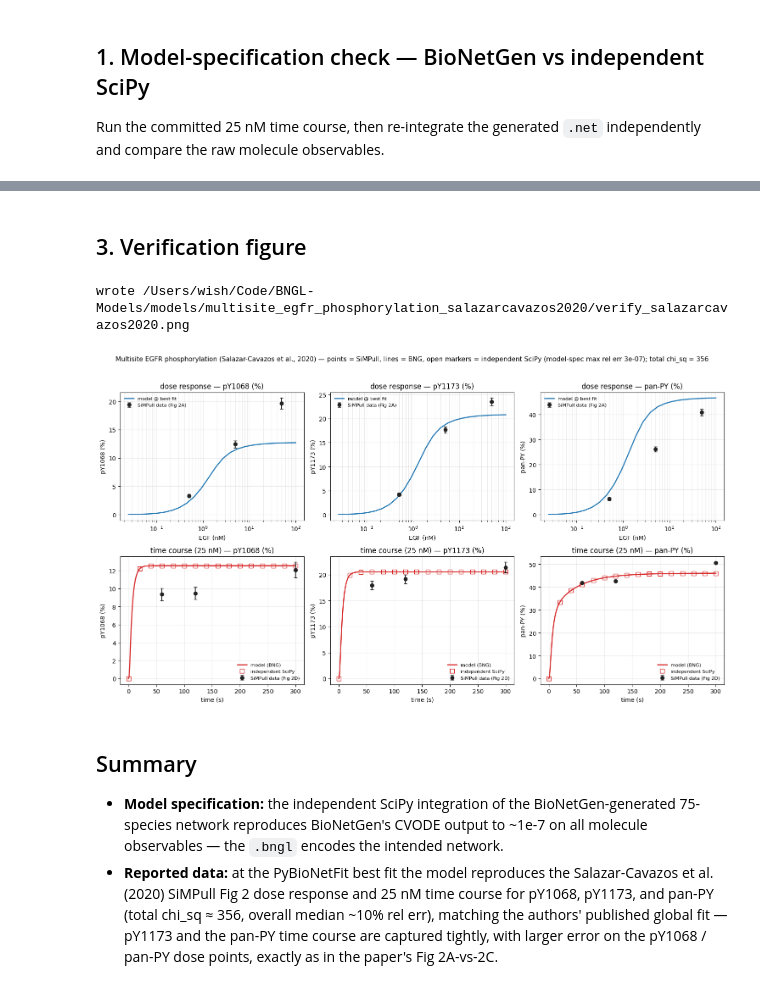
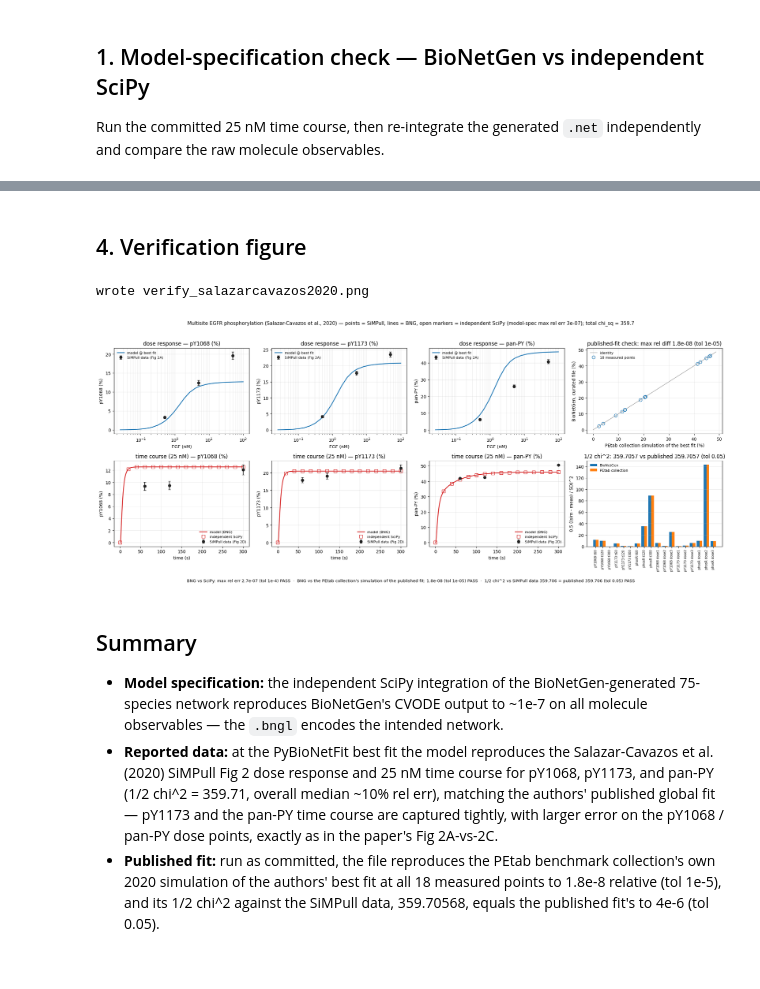
Before and after one commit to wshlavacek/BNGL-Models, a Jupyter notebook: models/multisite_egfr_phosphorylation_salazarcavazos2020/verify_salazarcavazos2020.ipynb, the cells around one changed output, grey strips where cells are left out. Cells and saved outputs as stored; diff of their text form; code cells hidden in the pictures.

```diff
--- a/models/multisite_egfr_phosphorylation_salazarcavazos2020/verify_salazarcavazos2020.ipynb
+++ b/models/multisite_egfr_phosphorylation_salazarcavazos2020/verify_salazarcavazos2020.ipynb
@@ -139,7 +150,8 @@ course (Fig 2D), compared to the SiMPull data.
 # %%
 OBS = ["pY1068_percent", "pY1173_percent", "phosR_per"]
 LAB = {"pY1068_percent": "pY1068 (%)", "pY1173_percent": "pY1173 (%)", "phosR_per": "pan-PY (%)"}
-DENSE = np.logspace(-10.6, -7.0, 24)   # smooth dose curve (M)
+# smooth dose curve (M), plus the three measured doses so the metrics need no interpolation
+DENSE = np.unique(np.r_[np.logspace(-10.6, -7.0, 24), 5.0e-10, 5.0e-9, 5.0e-8])
 
 # Dense dose response (steady state, 5 min)
 dstr = ",".join(f"{d:.10g}" for d in DENSE)
@@ -189,38 +308,65 @@ TOTAL chi_sq = 356.0   overall median |rel err| = 10.4%  (max 62%)
 # %% [markdown]
-## 3. Verification figure
+## 4. Verification figure
 # %%
-fig, ax = plt.subplots(2, 3, figsize=(15, 8.5))
+fig, ax = plt.subplots(2, 4, figsize=(20, 8.5))
 ss = slice(None, None, 20)
 for c, o in enumerate(OBS):
     dc, sdc = DCOL[o]
     # top: dose response
     a = ax[0, c]
     a.errorbar(dr["EGF_M"] * 1e9, dr[dc], yerr=dr[sdc], fmt="o", color="#222", capsize=3,
                zorder=5, label="SiMPull data (Fig 2A)")
     a.plot(DENSE * 1e9, scan[o], "-", color="#1f77b4", lw=1.8, label="model @ best fit")
     a.set(xscale="log", title=f"dose response — {LAB[o]}", xlabel="EGF (nM)", ylabel=LAB[o])
     a.legend(frameon=False, fontsize=8); a.grid(alpha=0.25, which="both")
     # bottom: time course (+ independent SciPy markers = model-spec check)
     b = ax[1, c]
     b.errorbar(tcd["time_s"], tcd[dc], yerr=tcd[sdc], fmt="o", color="#222", capsize=3,
                zorder=5, label="SiMPull data (Fig 2D)")
     b.plot(tgrid, tcol[o], "-", color="#d62728", lw=1.8, label="model (BNG)")
     b.plot(tgrid[ss], indep_pct[o][ss], "s", mfc="none", mec="#d62728", ms=7,
            label="independent SciPy")
     b.set(title=f"time course (25 nM) — {LAB[o]}", xlabel="time (s)", ylabel=LAB[o])
     b.legend(frameon=False, fontsize=8); b.grid(alpha=0.25)
 
+# Column 4: the published-fit check (BNG2.pl against the PEtab collection's simulation)
+p = ax[0, 3]
+yb = np.array([q[5] for q in PF]); yp = np.array([q[6] for q in PF])
+lo, hi = 0.0, 1.05 * max(yb.max(), yp.max())
+p.plot([lo, hi], [lo, hi], "-", color="0.6", lw=1, label="identity")
+p.plot(yp, yb, "o", mfc="none", mec="#1f77b4", ms=7, label="18 measured points")
+p.set(xlabel="PEtab collection simulation of the best fit (%)", ylabel="BioNetGen, curated file (%)",
+      title=f"published-fit check: max rel diff {pf_rel.max():.1e} (tol {TOL_SIM:.0e})")
+p.legend(frameon=False, fontsize=8); p.grid(alpha=0.25)
+q = ax[1, 3]
+contrib_b = np.array([0.5 * ((y - m) / s) ** 2 for _, _, _, m, s, y, _ in PF])
+contrib_p = np.array([0.5 * ((y - m) / s) ** 2 for _, _, _, m, s, _, y in PF])
+lab = [f"{o.split('_')[0]} {c if c != 'EGF25nM' else 't'}{'' if c != 'EGF25nM' else int(t)}"
+       for o, c, t, *_ in PF]
+xi = np.arange(len(PF))
+q.bar(xi - 0.2, contrib_b, 0.4, color="#1f77b4", label="BioNetGen")
+q.bar(xi + 0.2, contrib_p, 0.4, color="#ff7f0e", label="PEtab collection")
+q.set_xticks(xi); q.set_xticklabels(lab, rotation=90, fontsize=7)
+q.set(ylabel="0.5 ((sim - meas) / SD)^2",
+      title=f"1/2 chi^2: {half_chi_bng:.4f} vs published {half_chi_pub:.4f} (tol {TOL_CHI})")
+q.legend(frameon=False, fontsize=8); q.grid(alpha=0.25, axis="y")
+
 fig.suptitle(f"Multisite EGFR phosphorylation (Salazar-Cavazos et al., 2020) — "
              f"points = SiMPull, lines = BNG, open markers = independent SciPy "
-             f"(model-spec max rel err {spec_max:.0e}); total chi_sq = {tot_chi:.0f}",
+             f"(model-spec max rel err {spec_max:.0e}); total chi_sq = {tot_chi:.1f}",
              fontsize=11)
-fig.tight_layout(rect=(0, 0, 1, 0.96))
+fig.text(0.5, 0.005,
+         f"BNG vs SciPy: max rel err {spec_max:.1e} (tol 1e-4) PASS  ·  BNG vs the PEtab "
+         f"collection's simulation of the published fit: {pf_rel.max():.1e} (tol {TOL_SIM:.0e}) PASS"
+         f"  ·  1/2 chi^2 vs SiMPull data {half_chi_bng:.3f} = published {half_chi_pub:.3f} "
+         f"(tol {TOL_CHI}) PASS", ha="center", va="bottom", fontsize=9.5)
+fig.tight_layout(rect=(0, 0.03, 1, 0.96))
 out_png = os.path.join(HERE, "verify_salazarcavazos2020.png")
 fig.savefig(out_png, dpi=130)
-print("wrote", out_png)
+print("wrote", os.path.basename(out_png))
 # %% [output]
-wrote /Users/wish/Code/BNGL-Models/models/multisite_egfr_phosphorylation_salazarcavazos2020/verify_salazarcavazos2020.png
+wrote verify_salazarcavazos2020.png
-[figure, old version]
+[figure, new version]
 # %% [markdown]
 ## Summary
 
@@ -229,7 +375,11 @@ wrote /Users/wish/Code/BNGL-Models/models/multisite_egfr_phosphorylation_salazar
   ~1e-7 on all molecule observables — the `.bngl` encodes the intended network.
 - **Reported data:** at the PyBioNetFit best fit the model reproduces the
   Salazar-Cavazos et al. (2020) SiMPull Fig 2 dose response and 25 nM time course
-  for pY1068, pY1173, and pan-PY (total chi_sq ≈ 356, overall median ~10% rel
+  for pY1068, pY1173, and pan-PY (1/2 chi^2 = 359.71, overall median ~10% rel
   err), matching the authors' published global fit — pY1173 and the pan-PY time
   course are captured tightly, with larger error on the pY1068 / pan-PY dose
   points, exactly as in the paper's Fig 2A-vs-2C.
+- **Published fit:** run as committed, the file reproduces the PEtab benchmark
+  collection's own 2020 simulation of the authors' best fit at all 18 measured
+  points to 1.8e-8 relative (tol 1e-5), and its 1/2 chi^2 against the SiMPull
+  data, 359.70568, equals the published fit's to 4e-6 (tol 0.05).
```
Also changed, not shown: parts of 6 cells of this notebook, 9 other files.
